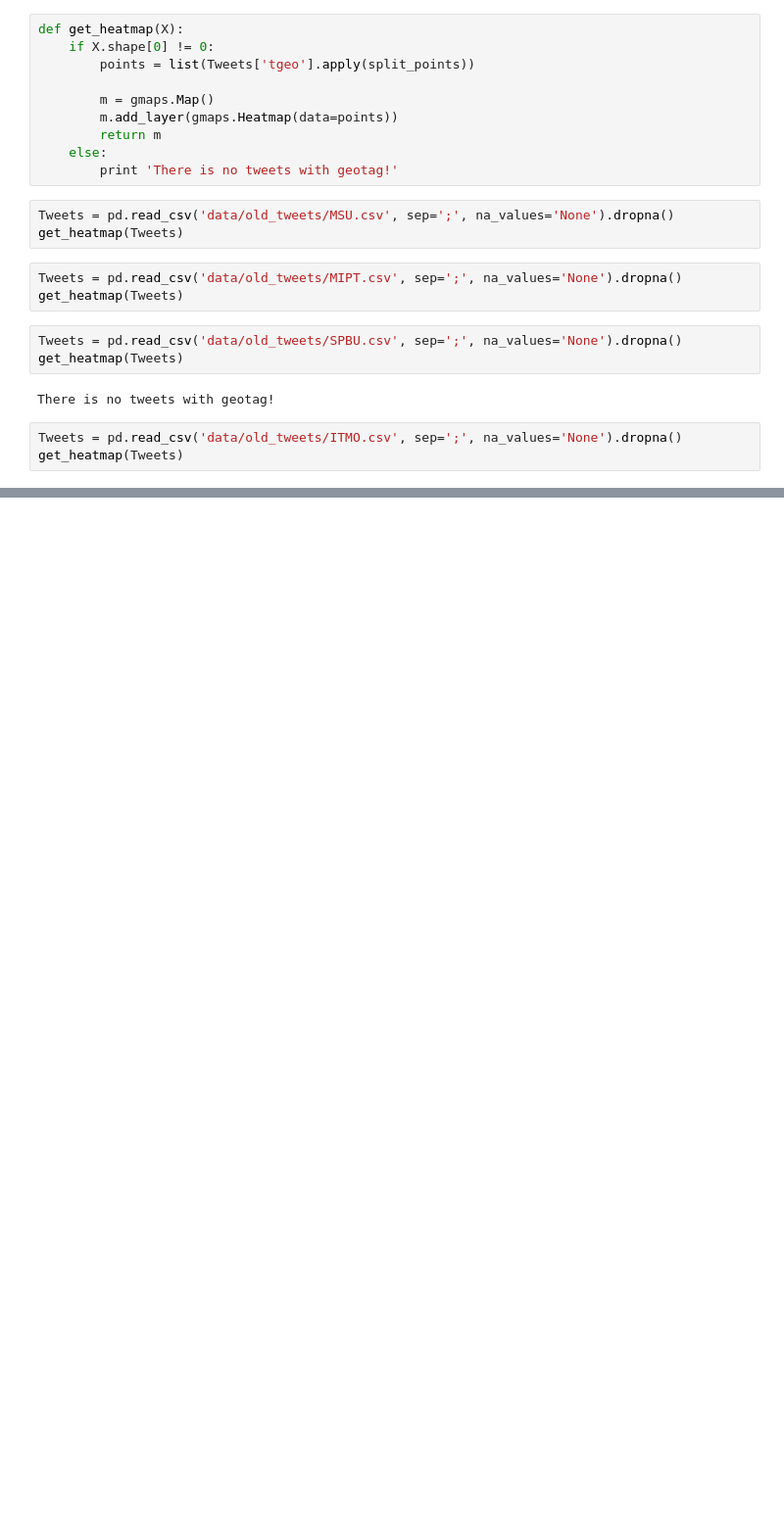
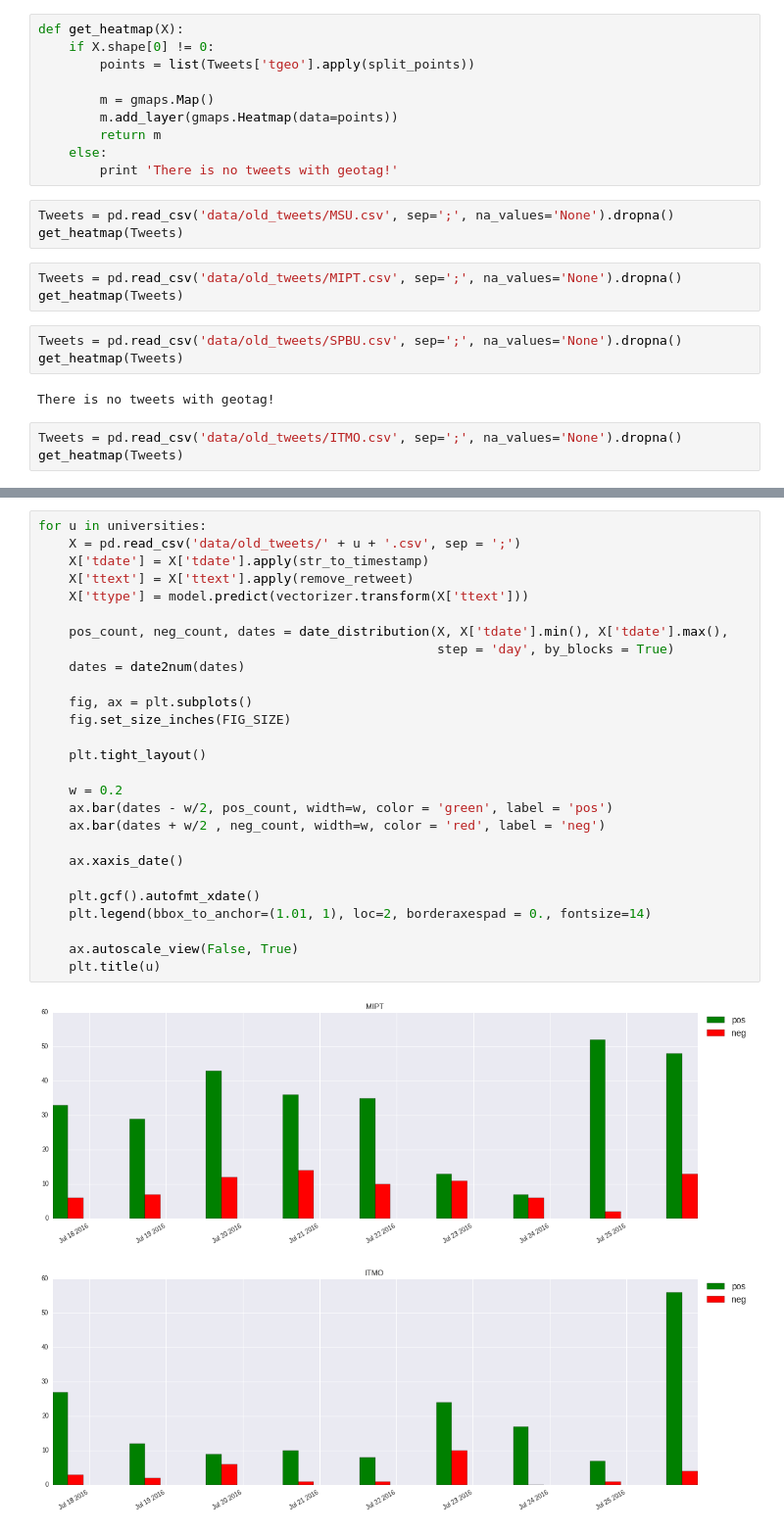
Before and after one commit to Vlad0922/twitter_sentiment, a Jupyter notebook: Visualization.ipynb, the cells around one changed output, grey strips where cells are left out. Shown: that part at 98% size. Cells and saved outputs as stored; diff of their text form; blank space fills up the shorter version.

```diff
--- a/Visualization.ipynb
+++ b/Visualization.ipynb
@@ -155,0 +214,30 @@ get_heatmap(Tweets)
+# %%
+for u in universities:
+    X = pd.read_csv('data/old_tweets/' + u + '.csv', sep = ';')
+    X['tdate'] = X['tdate'].apply(str_to_timestamp)
+    X['ttext'] = X['ttext'].apply(remove_retweet)
+    X['ttype'] = model.predict(vectorizer.transform(X['ttext']))
+
+    pos_count, neg_count, dates = date_distribution(X, X['tdate'].min(), X['tdate'].max(),
+                                                    step = 'day', by_blocks = True)
+    dates = date2num(dates)
+
+    fig, ax = plt.subplots()
+    fig.set_size_inches(FIG_SIZE)
+
+    plt.tight_layout()
+
+    w = 0.2
+    ax.bar(dates - w/2, pos_count, width=w, color = 'green', label = 'pos')
+    ax.bar(dates + w/2 , neg_count, width=w, color = 'red', label = 'neg')
+
+    ax.xaxis_date()
+
+    plt.gcf().autofmt_xdate()
+    plt.legend(bbox_to_anchor=(1.01, 1), loc=2, borderaxespad = 0., fontsize=14)
+
+    ax.autoscale_view(False, True)
+    plt.title(u)
+# %% [output]
+[figure, added]
+[figure, added]
```
Also changed, not shown: parts of 8 cells of this notebook.
